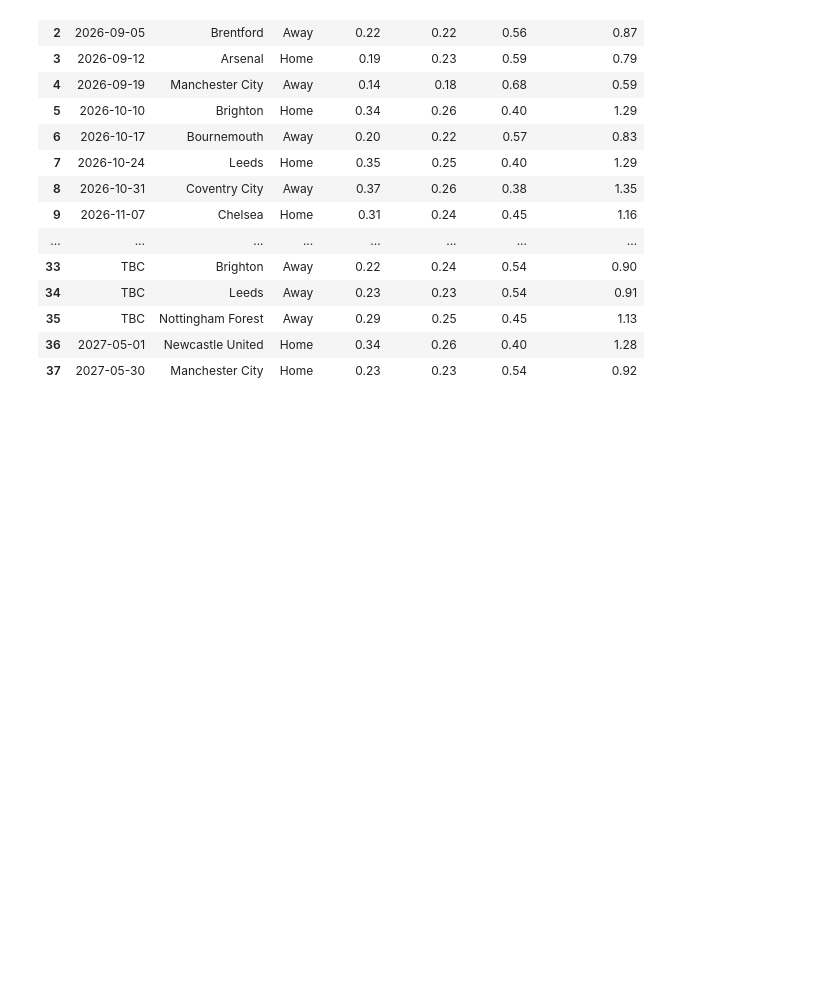
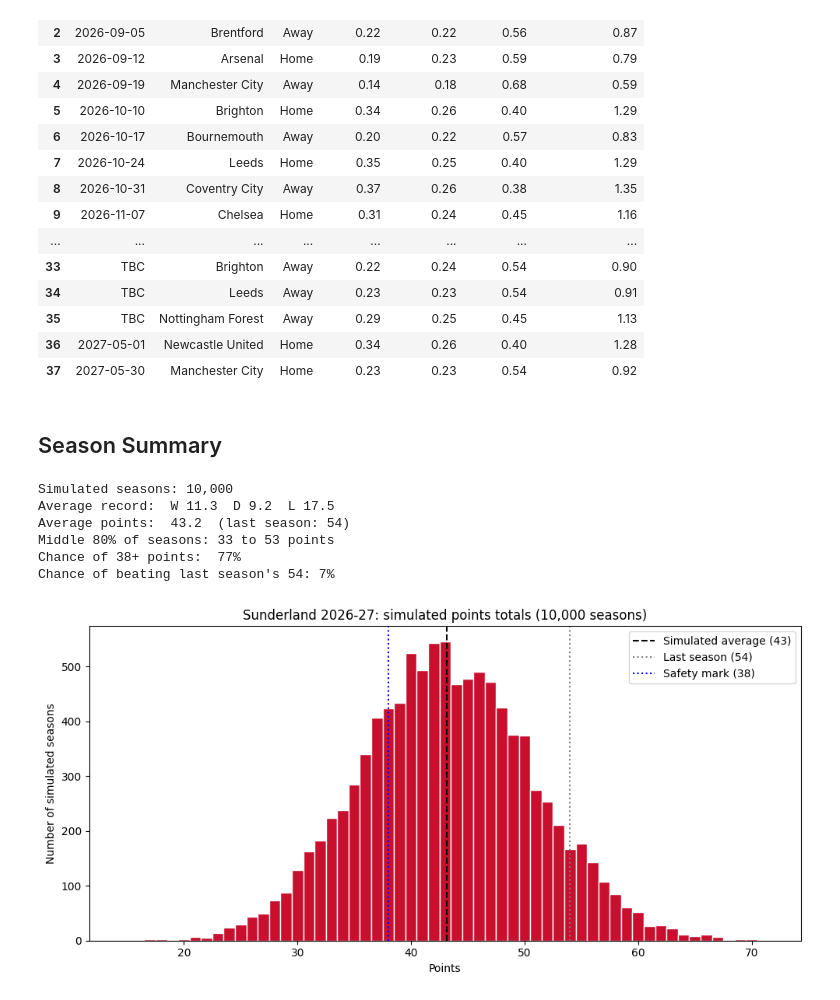
Before and after one commit to southdakcta/safc_premier_league_predictor, a Jupyter notebook: 03_xg_match_predictions.ipynb, the cells around one changed output. Saved outputs shown, nothing was run; the diff lists cells and outputs as text; code cells hidden in the pictures; blank space fills up the shorter version.

Commit message:
season summary - results & plot

```diff
--- a/03_xg_match_predictions.ipynb
+++ b/03_xg_match_predictions.ipynb
@@ -234,3 +234,47 @@ match_predictions.round(2)
 | 35 | TBC | Nottingham Forest | Away | 0.29 | 0.25 | 0.45 | 1.13 |
 | 36 | 2027-05-01 | Newcastle United | Home | 0.34 | 0.26 | 0.40 | 1.28 |
 | 37 | 2027-05-30 | Manchester City | Home | 0.23 | 0.23 | 0.54 | 0.92 |
+# %% [markdown]
+## Season Summary
+# %%
+# add up wins, draw and losses in each simulated season
+season_wins = won.sum(axis=1)
+season_draws = drawn.sum(axis=1)
+season_losses = lost.sum(axis=1)
+
+print(f"Simulated seasons: {N_SIMULATIONS:,}")
+print(f"Average record:  W {season_wins.mean():.1f}  D {season_draws.mean():.1f}  L {season_losses.mean():.1f}")
+print(f"Average points:  {season_points.mean():.1f}  (last season: {POINTS_LAST_SEASON})")
+
+# the middle 80% of the season
+print(f"Middle 80% of seasons: {np.percentile(season_points, 10):.0f} to {np.percentile(season_points, 90):.0f} points")
+
+# share of simulated seasons that reached the safety mark
+print(f"Chance of {SAFETY_POINTS}+ points:  {(season_points >= SAFETY_POINTS).mean():.0%}")
+print(f"Chance of beating last season's {POINTS_LAST_SEASON}: {(season_points > POINTS_LAST_SEASON).mean():.0%}")
+
+fig, ax = plt.subplots(figsize=(10, 5))
+
+ax.hist(season_points, bins=range(int(season_points.min()), int(season_points.max()) + 2), color="#c8102e", edgecolor="white", align="left")
+
+# vertical lines to compare against the simulated average, last season and the safety mark
+ax.axvline(season_points.mean(), color="black", linestyle="--", label=f"Simulated average ({season_points.mean():.0f})")
+ax.axvline(POINTS_LAST_SEASON, color="grey", linestyle=":", label=f"Last season ({POINTS_LAST_SEASON})")
+ax.axvline(SAFETY_POINTS, color="blue", linestyle=":", label=f"Safety mark ({SAFETY_POINTS})")
+
+ax.set_title(f"{TEAM} 2026-27: simulated points totals ({N_SIMULATIONS:,} seasons)")
+ax.set_xlabel("Points")
+ax.set_ylabel("Number of simulated seasons")
+ax.legend()
+
+plt.tight_layout()
+plt.savefig(CHART_FOLDER / "sunderland_2026_27_simulated_points.png", dpi=150)
+plt.show()
+# %% [output]
+Simulated seasons: 10,000
+Average record:  W 11.3  D 9.2  L 17.5
+Average points:  43.2  (last season: 54)
+Middle 80% of seasons: 33 to 53 points
+Chance of 38+ points:  77%
+Chance of beating last season's 54: 7%
+[figure, added]
```
